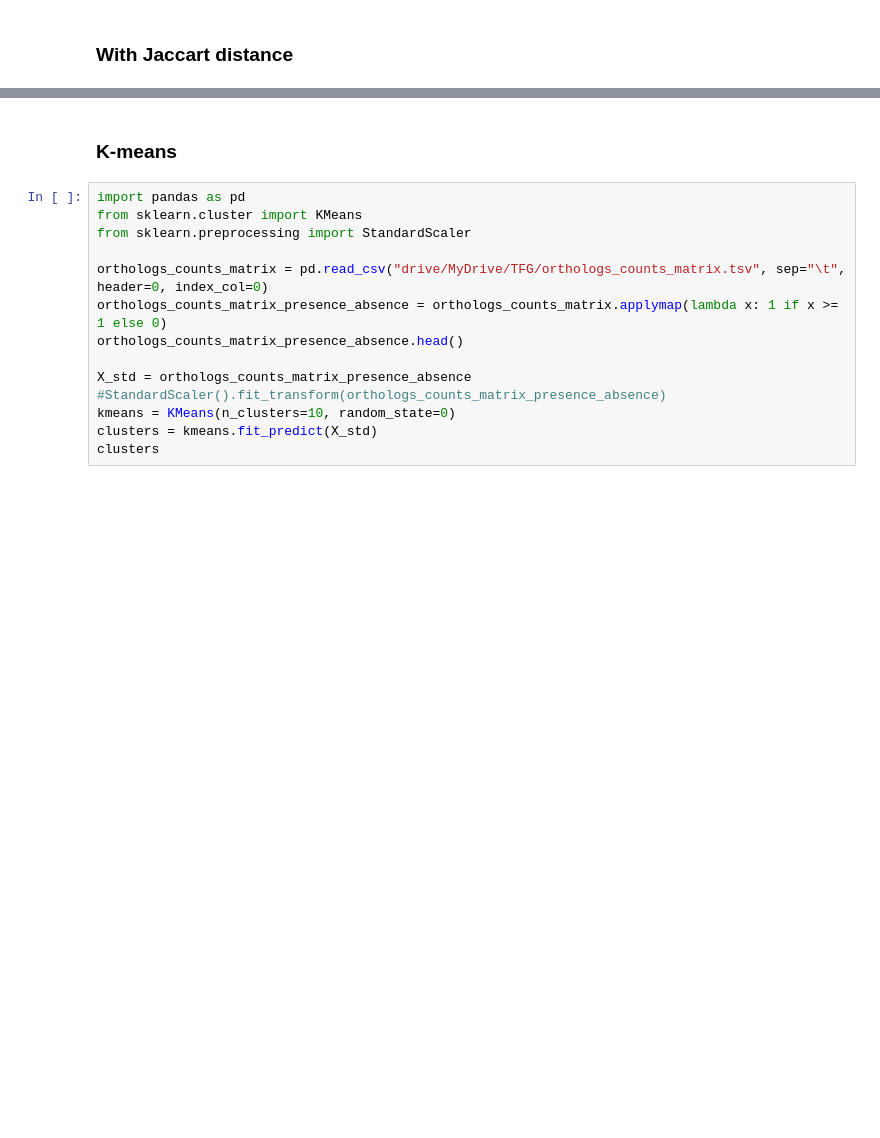
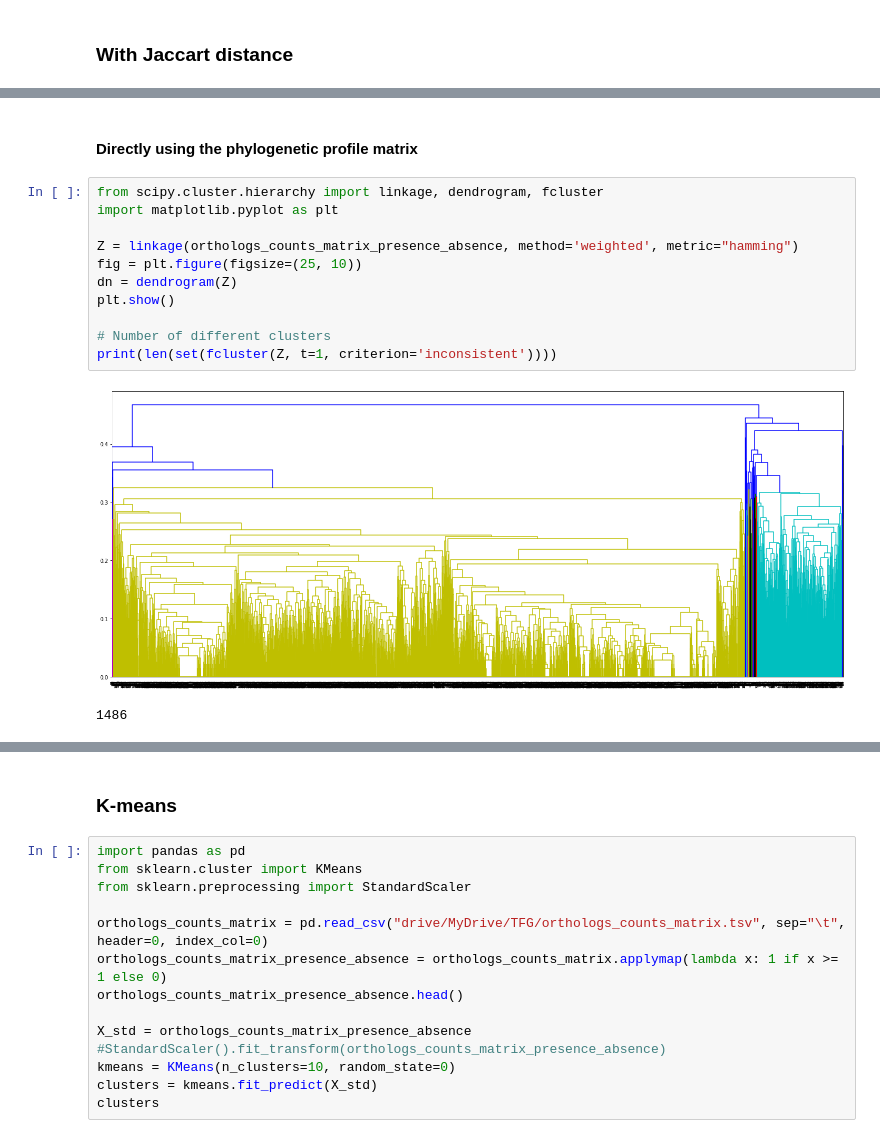
Before and after one commit to geovalexis/PP2GO, a Jupyter notebook: Methods.ipynb, the cells around one changed output, grey strips where cells are left out. Drawn from its saved outputs; the diff is of its cells as text; blank space fills up the shorter version.

```diff
--- a/Methods.ipynb
+++ b/Methods.ipynb
@@ -566,0 +633,16 @@ Remember that clustering is part of Unsupervised Machine Learning
+# %% [markdown]
+#### Directly using the phylogenetic profile matrix
+# %%
+from scipy.cluster.hierarchy import linkage, dendrogram, fcluster
+import matplotlib.pyplot as plt
+
+Z = linkage(orthologs_counts_matrix_presence_absence, method='weighted', metric="hamming")
+fig = plt.figure(figsize=(25, 10))
+dn = dendrogram(Z)
+plt.show()
+
+# Number of different clusters
+print(len(set(fcluster(Z, t=1, criterion='inconsistent'))))
+# %% [output]
+[figure, added]
+1486
```
Also changed, not shown: parts of 21 cells of this notebook.
